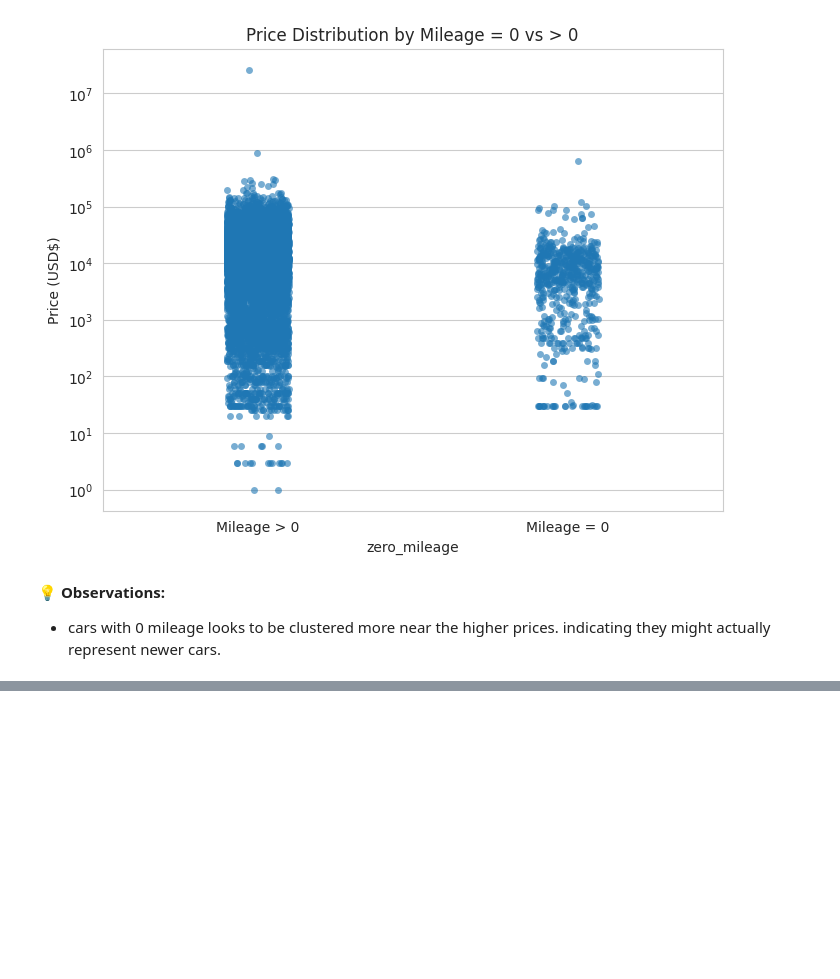
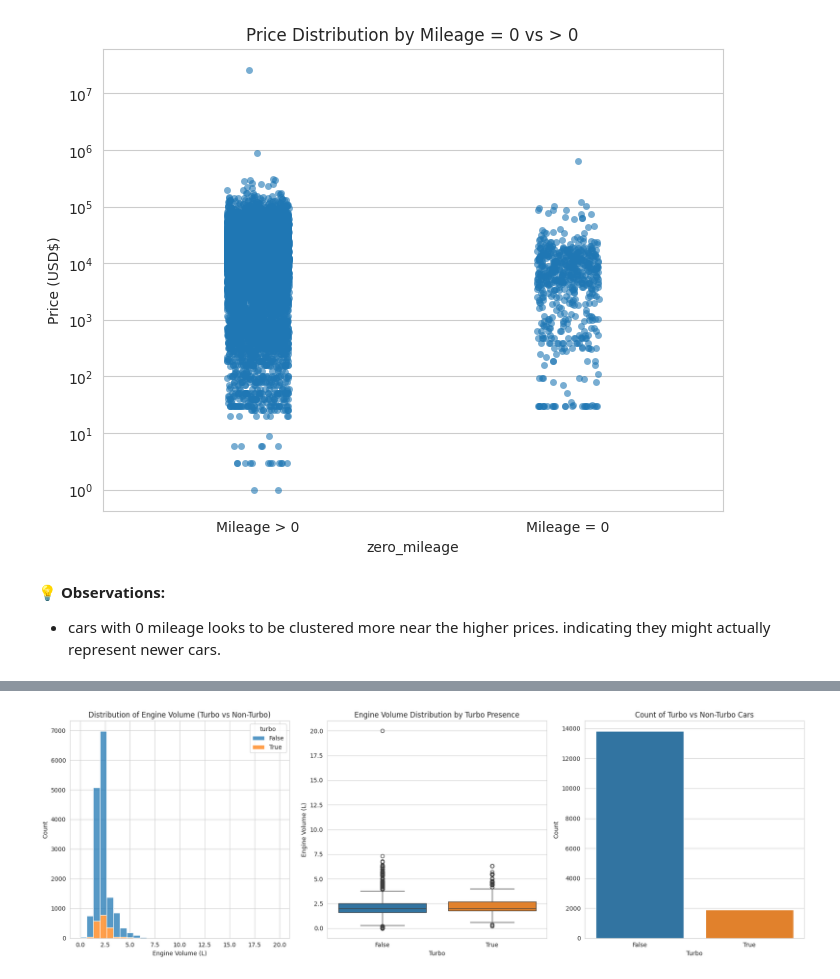
Before and after one commit to Mithula-cbw/Car-Price-Prediction, a Jupyter notebook: notebooks/Group_11_02_Preprocessing_and_Feature_Engineering.ipynb, the cells around one changed output, grey strips where cells are left out. Saved outputs shown, nothing was run; the diff lists cells and outputs as text; code cells hidden in the pictures; blank space fills up the shorter version.

```diff
--- a/notebooks/Group_11_02_Preprocessing_and_Feature_Engineering.ipynb
+++ b/notebooks/Group_11_02_Preprocessing_and_Feature_Engineering.ipynb
@@ -483,0 +516,32 @@ plt.show()
+# %%
+fig, axes = plt.subplots(1, 3, figsize=(18,6))  # 1 row, 3 columns
+
+# Histogram of Engine Volume (Turbo stacked on top)
+sns.histplot(
+    data=df,
+    hue='turbo',
+    x='engine_volume',
+    bins=30,
+    multiple='stack',
+    ax=axes[0]
+)
+axes[0].set_title("Distribution of Engine Volume (Turbo vs Non-Turbo)")
+axes[0].set_xlabel("Engine Volume (L)")
+axes[0].set_ylabel("Count")
+
+# Boxplot of Engine Volume by Turbo
+sns.boxplot(data=df, x='turbo', y='engine_volume', hue='turbo', legend=False, ax=axes[1])
+axes[1].set_title("Engine Volume Distribution by Turbo Presence")
+axes[1].set_xlabel("Turbo")
+axes[1].set_ylabel("Engine Volume (L)")
+
+# Countplot (Turbo vs Non-Turbo counts)
+sns.countplot(data=df, x='turbo', hue='turbo', legend=False, ax=axes[2])
+axes[2].set_title("Count of Turbo vs Non-Turbo Cars")
+axes[2].set_xlabel("Turbo")
+axes[2].set_ylabel("Count")
+
+plt.tight_layout()
+plt.show()
+# %% [output]
+[figure, added]
```
Also changed, not shown: parts of 13 cells of this notebook.
